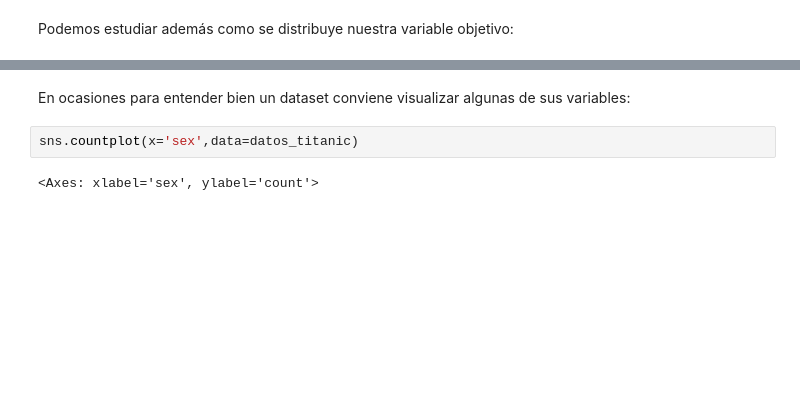
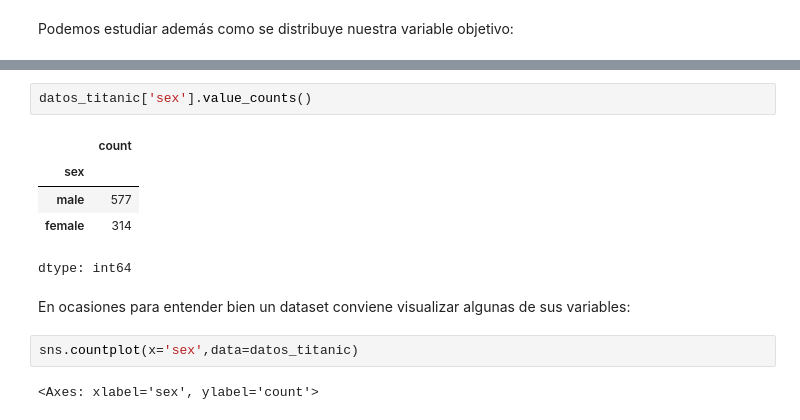
Before and after one commit to ymorgil/formacion, a Jupyter notebook: owe Fundamentos de la IA/3.4._Clasificación_con_Aprendizaje_Automático.ipynb, the cells around one changed output, grey strips where cells are left out. Saved outputs shown, nothing was run; the diff lists cells and outputs as text; blank space fills up the shorter version.

```diff
--- a/owe Fundamentos de la IA/3.4._Clasificación_con_Aprendizaje_Automático.ipynb
+++ b/owe Fundamentos de la IA/3.4._Clasificación_con_Aprendizaje_Automático.ipynb
@@ -120,3 +142,11 @@ Name: survived, dtype: int64
+# %%
+datos_titanic['sex'].value_counts()
+# %% [output]
+|  | count |
+| sex |  |
+| male | 577 |
+| female | 314 |
+dtype: int64
 # %% [markdown]
 En ocasiones para entender bien un dataset conviene visualizar algunas de sus variables:
 # %%
```
Also changed, not shown: parts of 7 cells of this notebook, 2 other files.
